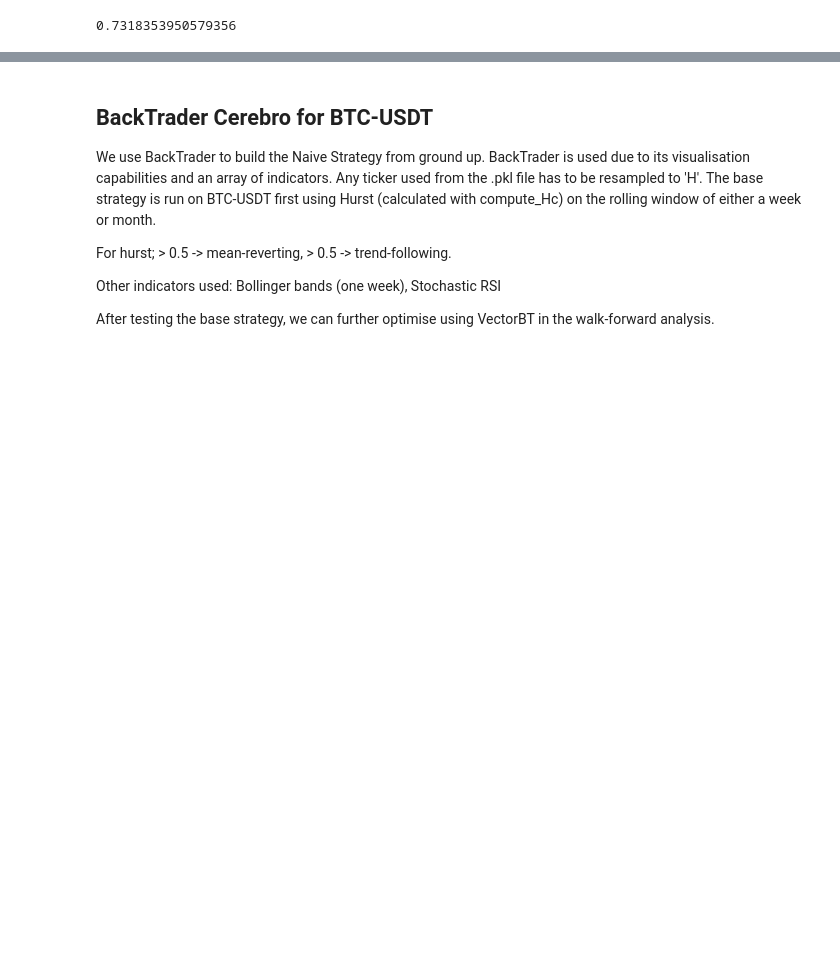
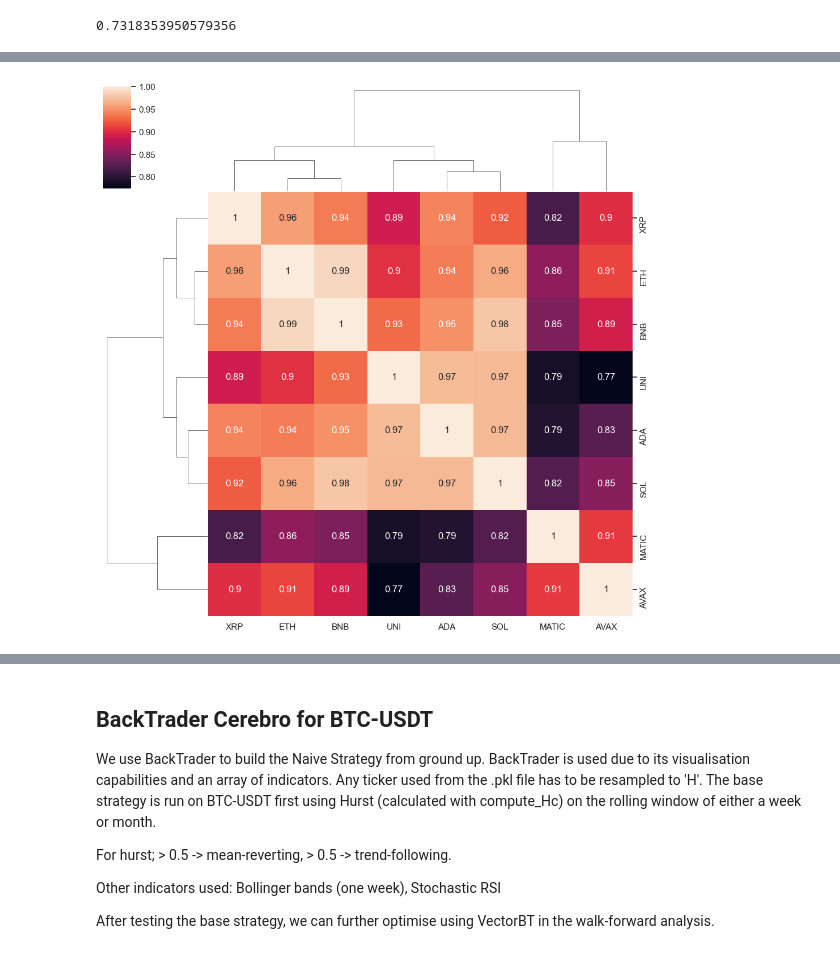
Before and after one commit to regression-gerry/hurst_capstone, a Jupyter notebook: notebooks/rescaled_range_analysis.ipynb, the cells around one changed output, grey strips where cells are left out. Saved outputs shown, nothing was run; the diff lists cells and outputs as text; code cells hidden in the pictures; blank space fills up the shorter version.

```diff
--- a/notebooks/rescaled_range_analysis.ipynb
+++ b/notebooks/rescaled_range_analysis.ipynb
@@ -325,0 +331,3 @@ corr_mean
+# %%
+ticker_dict_22 = Wrangle.get_all_backtest_ticker_dict(
+    df_spot, df_perp, start_dt='2021-11-01', end_dt='2022-08-01', with_returns=True, with_z_score=False)
@@ -325,0 +339,4 @@ corr_mean
+# %%
+Wrangle.get_corr_heatmap_altcoins(ticker_dict_22, plot=True)
+# %% [output]
+[figure, added]
```
Also changed, not shown: parts of 26 cells of this notebook.
